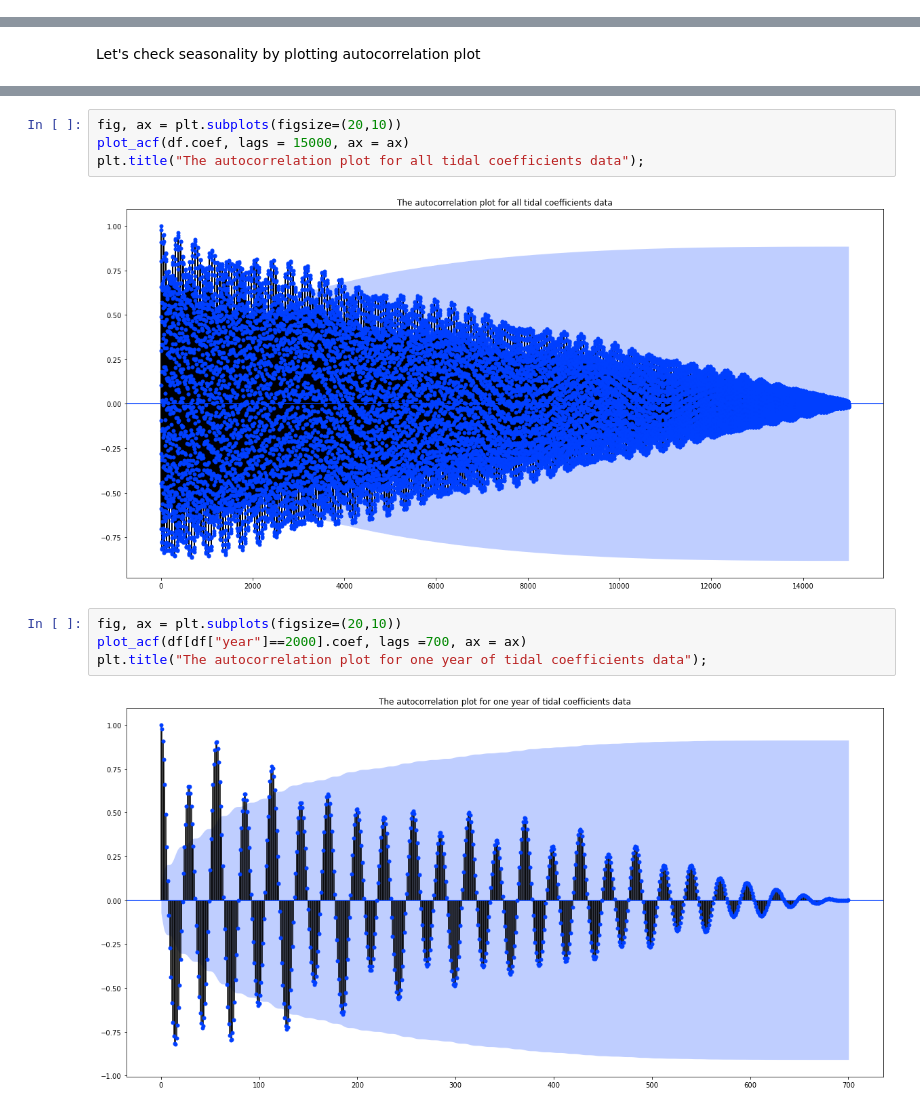
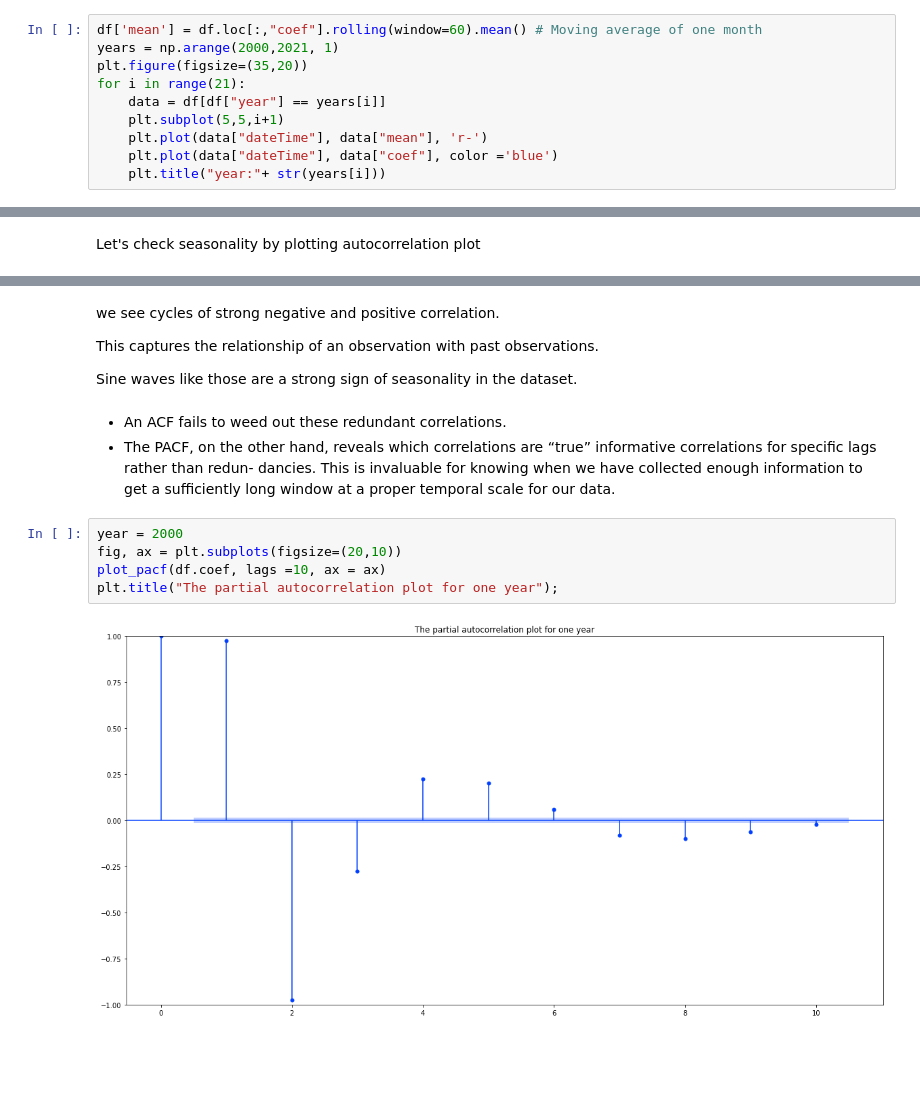
Before and after one commit to otmane-el-aloi/Prediction-of-tidal-coefficients, a Jupyter notebook: dataAnalysisOtmane.ipynb, the cells around one changed output, grey strips where cells are left out. Drawn from its saved outputs; the diff is of its cells as text; blank space fills up the shorter version.

```diff
--- a/dataAnalysisOtmane.ipynb
+++ b/dataAnalysisOtmane.ipynb
@@ -127,3 +191,13 @@ Strange??
     Like that we could model the trend and the sesonality.
 
     Once these two componantes are modeled we could remove them from the time serie and then train models on the residuals.
+# %%
+df['mean'] = df.loc[:,"coef"].rolling(window=60).mean() # Moving average of one month
+years = np.arange(2000,2021, 1)
+plt.figure(figsize=(35,20))
+for i in range(21):
+    data = df[df["year"] == years[i]]
+    plt.subplot(5,5,i+1)
+    plt.plot(data["dateTime"], data["mean"], 'r-')
+    plt.plot(data["dateTime"], data["coef"], color ='blue')
+    plt.title("year:"+ str(years[i]))
@@ -256,12 +336,20 @@ Let's check seasonality by plotting autocorrelation plot
+# %% [markdown]
+we see cycles of strong negative and positive correlation.
+
+This captures the relationship of an observation with past observations.
+
+Sine waves like those are a strong sign of seasonality in the dataset.
+# %% [markdown]
+- An ACF fails to
+    weed out these redundant correlations.
+- The PACF, on the other hand, reveals which
+    correlations are “true” informative correlations for specific lags rather than redun‐
+    dancies. This is invaluable for knowing when we have collected enough information
+    to get a sufficiently long window at a proper temporal scale for our data.
 # %%
+year = 2000
 fig, ax = plt.subplots(figsize=(20,10))
-plot_acf(df.coef, lags = 15000, ax = ax)
-plt.title("The autocorrelation plot for all tidal coefficients data");
+plot_pacf(df.coef, lags =10, ax = ax)
+plt.title("The partial autocorrelation plot for one year");
 # %% [output]
-[figure, old version]
+[figure, new version]
-# %%
-fig, ax = plt.subplots(figsize=(20,10))
-plot_acf(df[df["year"]==2000].coef, lags =700, ax = ax)
-plt.title("The autocorrelation plot for one year of tidal coefficients data");
-# %% [output]
-[figure, removed]
```
Also changed, not shown: parts of 49 cells of this notebook, 1 other file.
